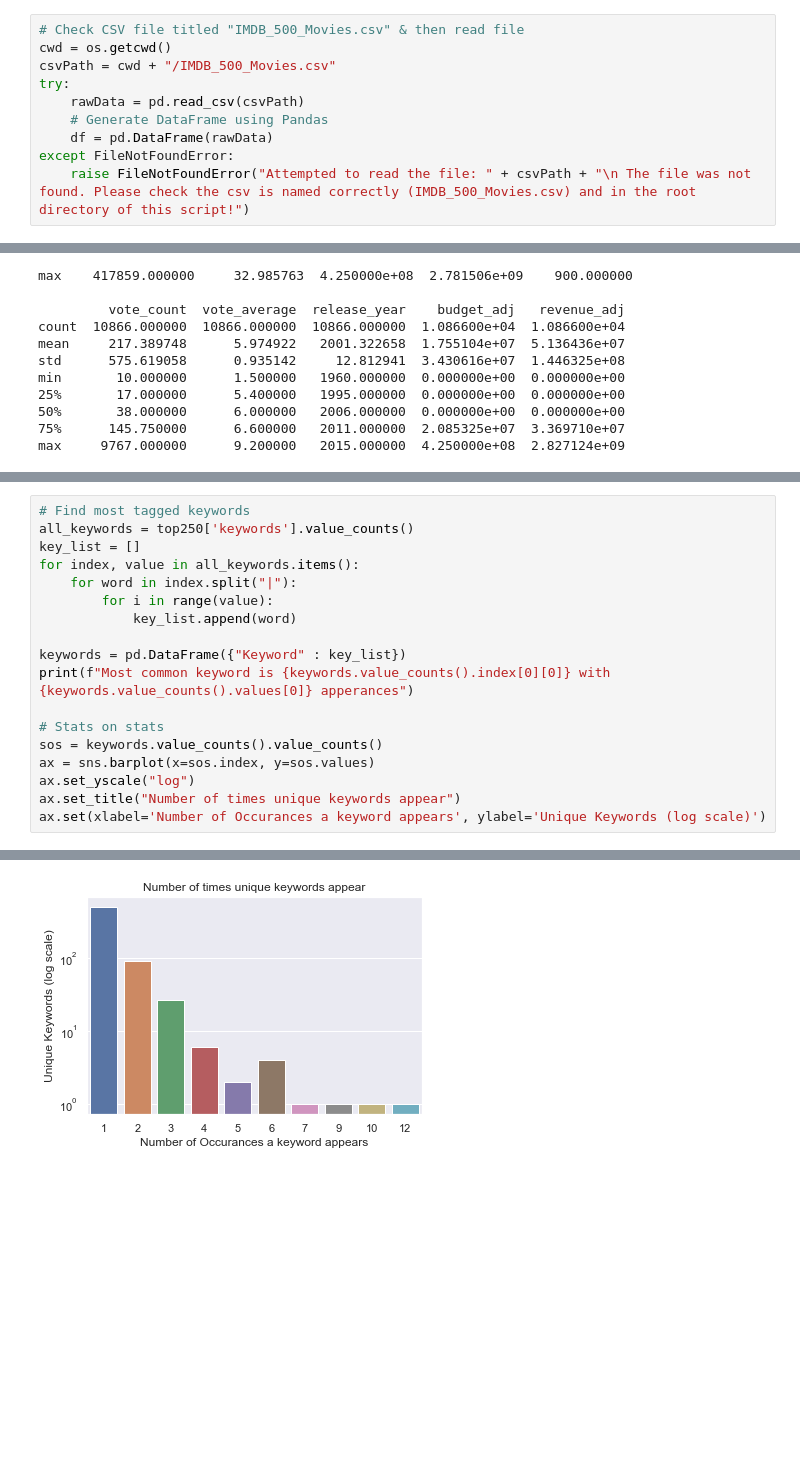
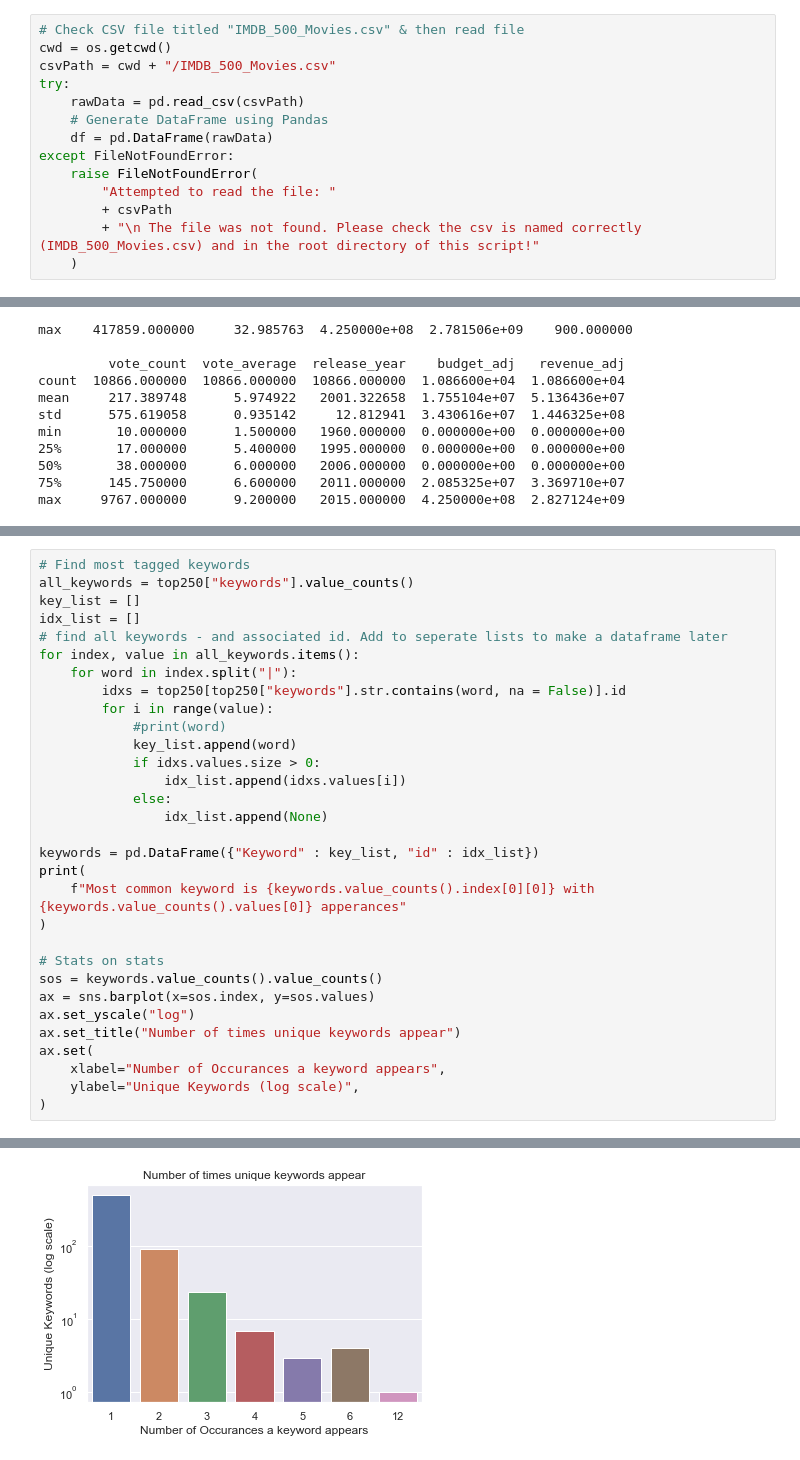
Before and after one commit to Shirnia/CodingChallenge, a Jupyter notebook: Raytheon.ipynb, the cells around one changed output, grey strips where cells are left out. Drawn from its saved outputs; the diff is of its cells as text; blank space fills up the shorter version.

```diff
--- a/Raytheon.ipynb
+++ b/Raytheon.ipynb
@@ -43,7 +43,11 @@ try:
     # Generate DataFrame using Pandas
     df = pd.DataFrame(rawData)
 except FileNotFoundError:
-    raise FileNotFoundError("Attempted to read the file: " + csvPath + "\n The file was not found. Please check the csv is named correctly (IMDB_500_Movies.csv) and in the root directory of this script!")
+    raise FileNotFoundError(
+        "Attempted to read the file: "
+        + csvPath
+        + "\n The file was not found. Please check the csv is named correctly (IMDB_500_Movies.csv) and in the root directory of this script!"
+    )
 # %%
 # Challenge 1. Produce a summary of the dataset - size/shape, column headers, unique values etc.
 # Using Pandas create Generic Info Overview of DataFrame
@@ -340,24 +402,37 @@ Director with the most number of movies in the IMDB top 250 is: Martin Scorsese
 Director with the most number of movies in the custom top 250 is: Steven Spielberg with 9 movies
 # %%
 # Find most tagged keywords
-all_keywords = top250['keywords'].value_counts()
+all_keywords = top250["keywords"].value_counts()
 key_list = []
+idx_list = []
+# find all keywords - and associated id. Add to seperate lists to make a dataframe later
 for index, value in all_keywords.items():
     for word in index.split("|"):
+        idxs = top250[top250["keywords"].str.contains(word, na = False)].id
         for i in range(value):
+            #print(word)
             key_list.append(word)
+            if idxs.values.size > 0:
+                idx_list.append(idxs.values[i])
+            else:
+                idx_list.append(None)
 
-keywords = pd.DataFrame({"Keyword" : key_list})
-print(f"Most common keyword is {keywords.value_counts().index[0][0]} with {keywords.value_counts().values[0]} apperances")
+keywords = pd.DataFrame({"Keyword" : key_list, "id" : idx_list})
+print(
+    f"Most common keyword is {keywords.value_counts().index[0][0]} with {keywords.value_counts().values[0]} apperances"
+)
 
 # Stats on stats
 sos = keywords.value_counts().value_counts()
 ax = sns.barplot(x=sos.index, y=sos.values)
 ax.set_yscale("log")
 ax.set_title("Number of times unique keywords appear")
-ax.set(xlabel='Number of Occurances a keyword appears', ylabel='Unique Keywords (log scale)')
+ax.set(
+    xlabel="Number of Occurances a keyword appears",
+    ylabel="Unique Keywords (log scale)",
+)
 # %% [output]
 Most common keyword is based on novel with 12 apperances
 [Text(0.5, 0, 'Number of Occurances a keyword appears'),
  Text(0, 0.5, 'Unique Keywords (log scale)')]
-[figure, old version]
+[figure, new version]
```
Also changed, not shown: parts of 10 cells of this notebook.
